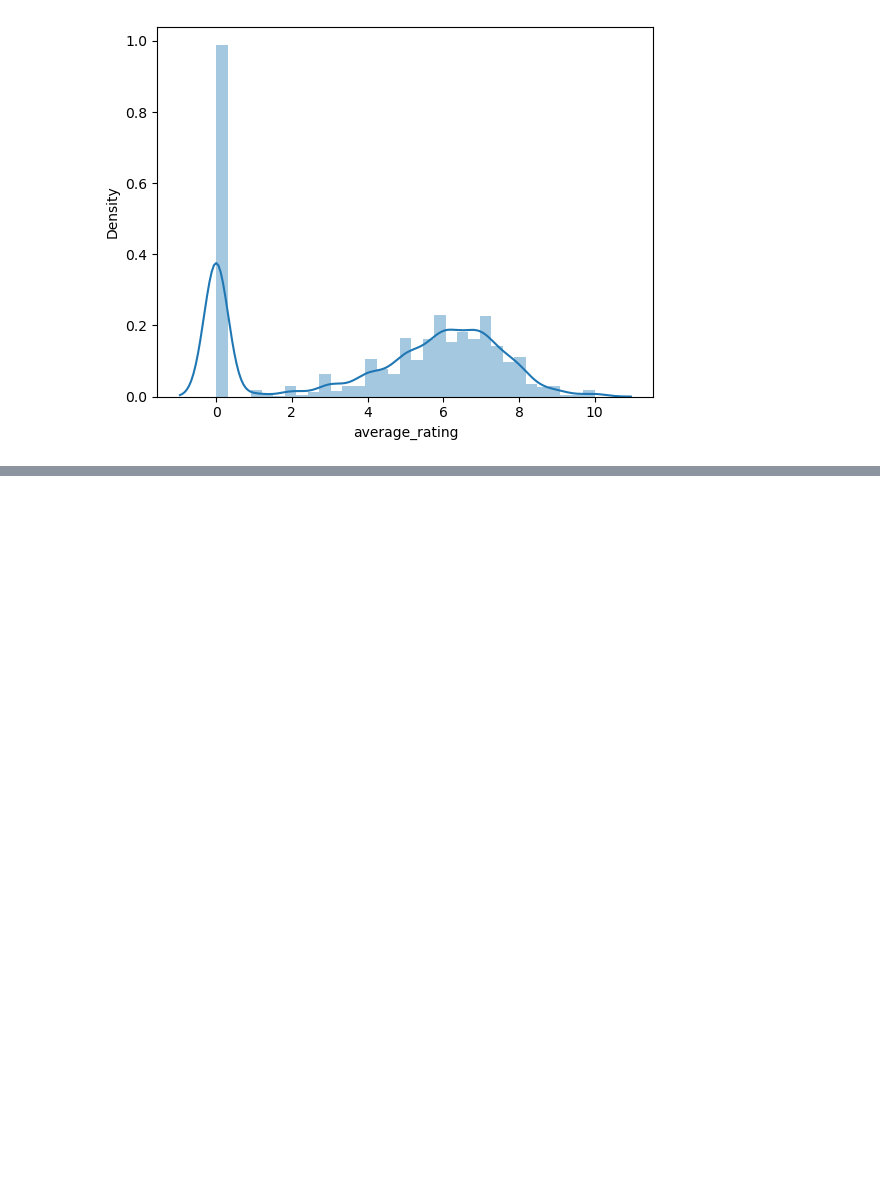
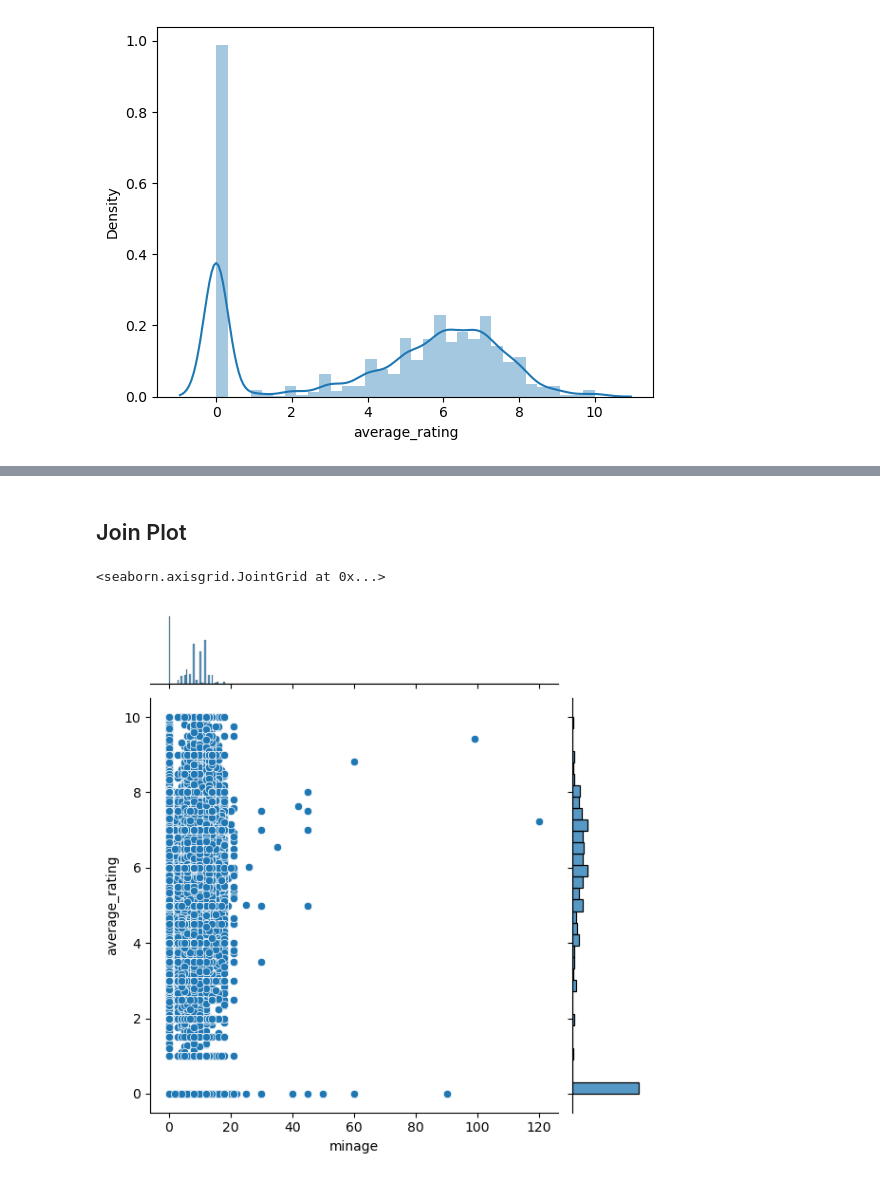
Before and after one commit to amirhajif/machine-learning-algorithms, a Jupyter notebook: Pre-Processing/BoardGame/main.ipynb, the cells around one changed output, grey strips where cells are left out. Saved outputs shown, nothing was run; the diff lists cells and outputs as text; code cells hidden in the pictures; blank space fills up the shorter version.

```diff
--- a/Pre-Processing/BoardGame/main.ipynb
+++ b/Pre-Processing/BoardGame/main.ipynb
@@ -92,0 +107,7 @@ https://gist.github.com/mwaskom/de44147ed2974457ad6372750bbe5751
+# %% [markdown]
+## Join Plot
+# %%
+sns.jointplot(x='minage', y='average_rating', data=data)
+# %% [output]
+<seaborn.axisgrid.JointGrid at 0x...>
+[figure, added]
```
Also changed, not shown: parts of 6 cells of this notebook.
